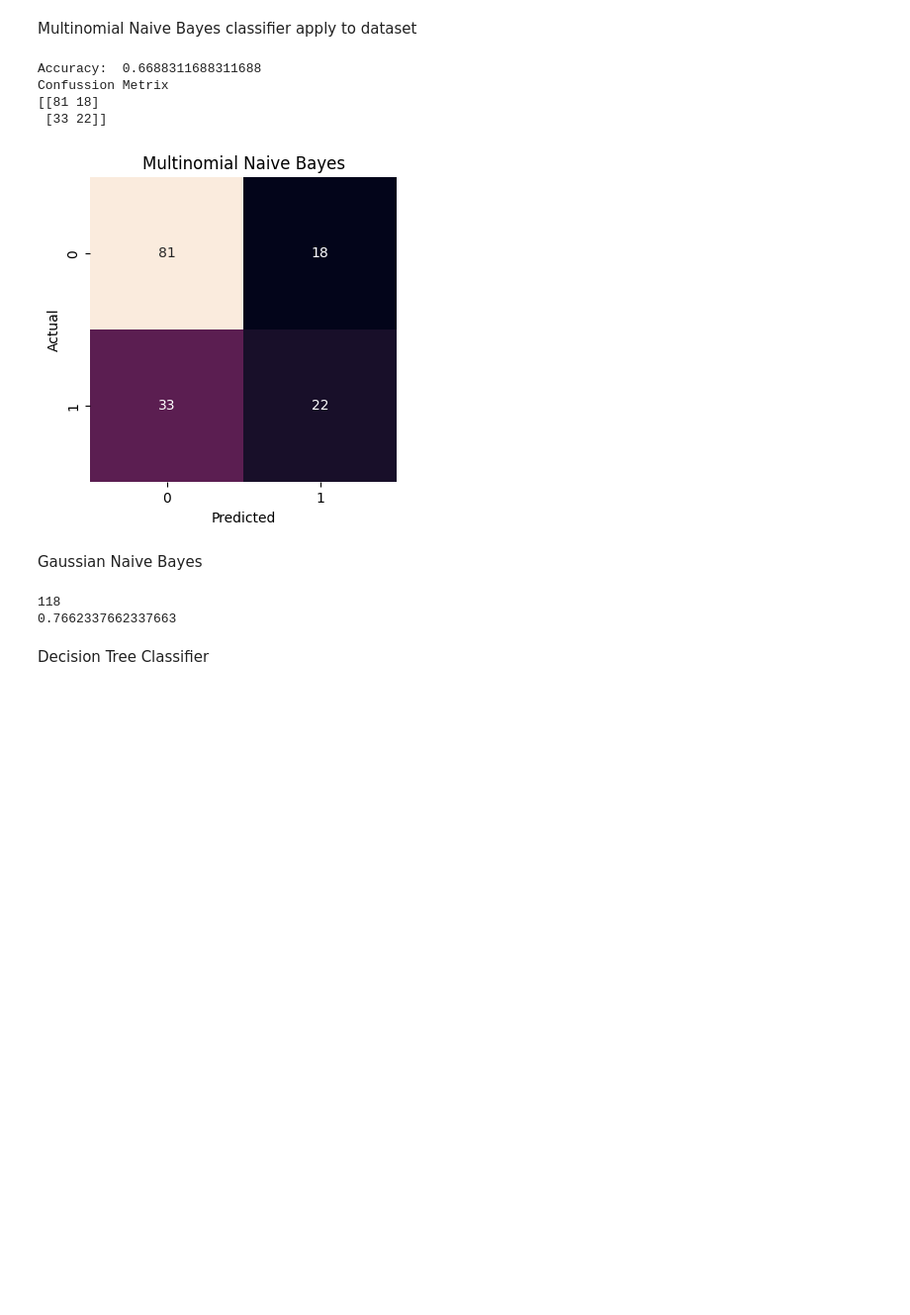
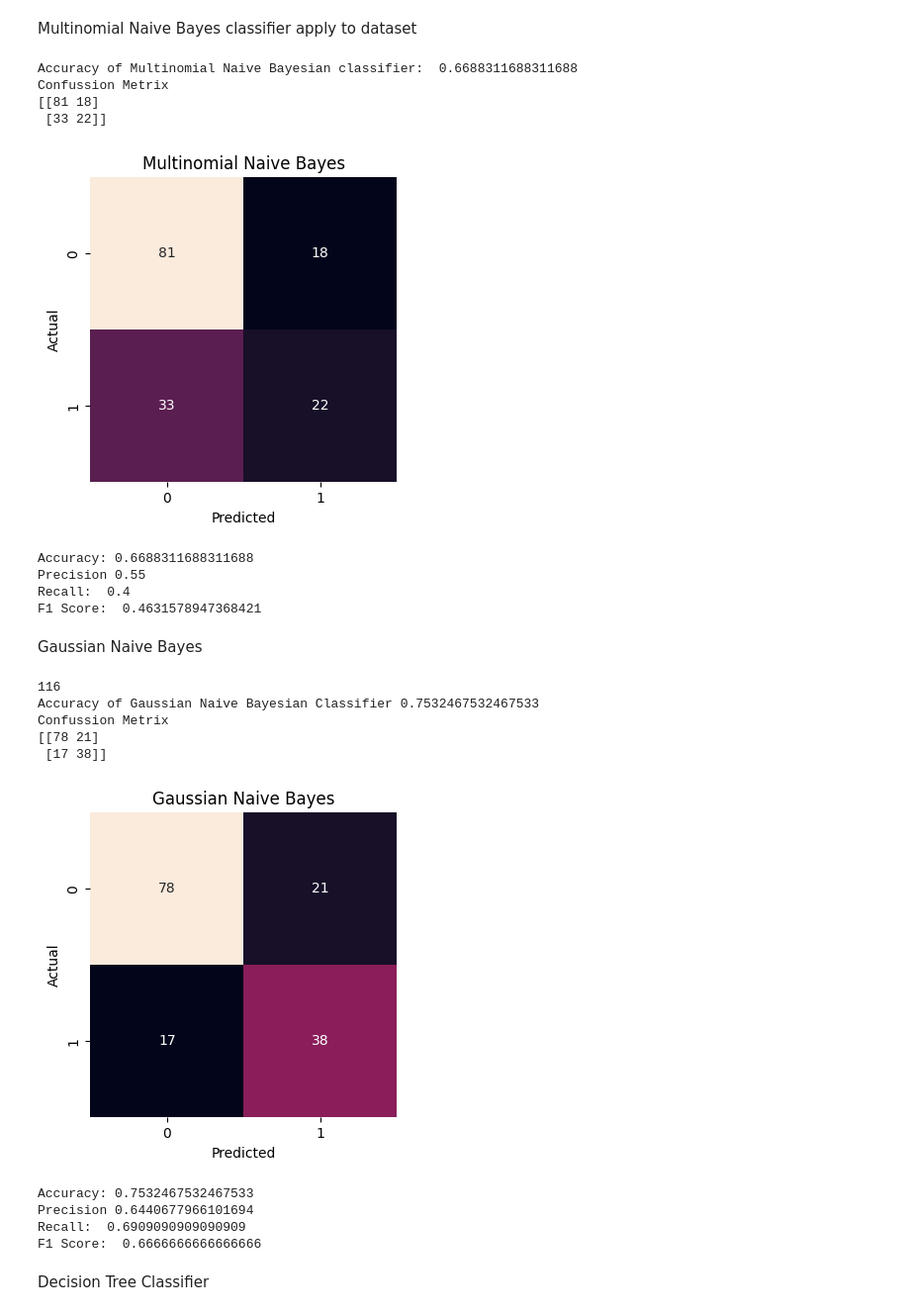
Before and after one commit to abdulmukit98/ml, a Jupyter notebook: project/code.ipynb, the cells around one changed output. Shown at 99% size. Cells and saved outputs as stored; diff of their text form; code cells hidden in the pictures; blank space fills up the shorter version.

```diff
--- a/project/code.ipynb
+++ b/project/code.ipynb
@@ -85,7 +85,7 @@ for i in range(len(arr)):
     pass
 
 Accuracy = num / len(x_test)
-print("Accuracy: ", Accuracy)
+print("Accuracy of Multinomial Naive Bayesian classifier: ", Accuracy)
 
 print("Confussion Metrix")
 cm = confusion_matrix(y_test, y_pred)
@@ -96,31 +96,66 @@ plt.title("Multinomial Naive Bayes")
 plt.xlabel("Predicted")
 plt.ylabel("Actual")
 plt.show()
+
+from sklearn.metrics import accuracy_score, recall_score, precision_score, f1_score
+print("Accuracy:" ,accuracy_score(y_test, y_pred))
+print("Precision", precision_score(y_test, y_pred))
+print("Recall: ", recall_score(y_test, y_pred))
+print("F1 Score: ", f1_score(y_test, y_pred))
 # %% [output]
-Accuracy:  0.6688311688311688
+Accuracy of Multinomial Naive Bayesian classifier:  0.6688311688311688
 Confussion Metrix
 [[81 18]
  [33 22]]
 [figure]
+Accuracy: 0.6688311688311688
+Precision 0.55
+Recall:  0.4
+F1 Score:  0.4631578947368421
 # %% [markdown]
 Gaussian Naive Bayes
 # %%
 from sklearn.naive_bayes import GaussianNB
 func = GaussianNB()
 func.fit(x_train, y_train)
-pred = func.predict(x_test)
+y_pred = func.predict(x_test)
 arr = y_test.to_numpy()
 num = 0
 for i in range(len(y_test)):
-    if arr[i] == pred[i]:
+    if arr[i] == y_pred[i]:
         num += 1
     pass
 print(num)
 Accuracy = num / len(x_test)
-print(Accuracy)
+print("Accuracy of Gaussian Naive Bayesian Classifier", Accuracy)
+
+print("Confussion Metrix")
+cm = confusion_matrix(y_test, y_pred)
+print(cm)
+plt.figure(figsize=(4,4))
+sns.heatmap(cm, annot=True, cbar=False)
+plt.title("Gaussian Naive Bayes")
+plt.xlabel("Predicted")
+plt.ylabel("Actual")
+plt.show()
+
+
+from sklearn.metrics import accuracy_score, recall_score, precision_score, f1_score
+print("Accuracy:" ,accuracy_score(y_test, y_pred))
+print("Precision", precision_score(y_test, y_pred))
+print("Recall: ", recall_score(y_test, y_pred))
+print("F1 Score: ", f1_score(y_test, y_pred))
 # %% [output]
-118
-0.7662337662337663
+116
+Accuracy of Gaussian Naive Bayesian Classifier 0.7532467532467533
+Confussion Metrix
+[[78 21]
+ [17 38]]
+[figure, added]
+Accuracy: 0.7532467532467533
+Precision 0.6440677966101694
+Recall:  0.6909090909090909
+F1 Score:  0.6666666666666666
 # %% [markdown]
 Decision Tree Classifier
 # %%
```
Also changed, not shown: parts of 6 cells of this notebook.
